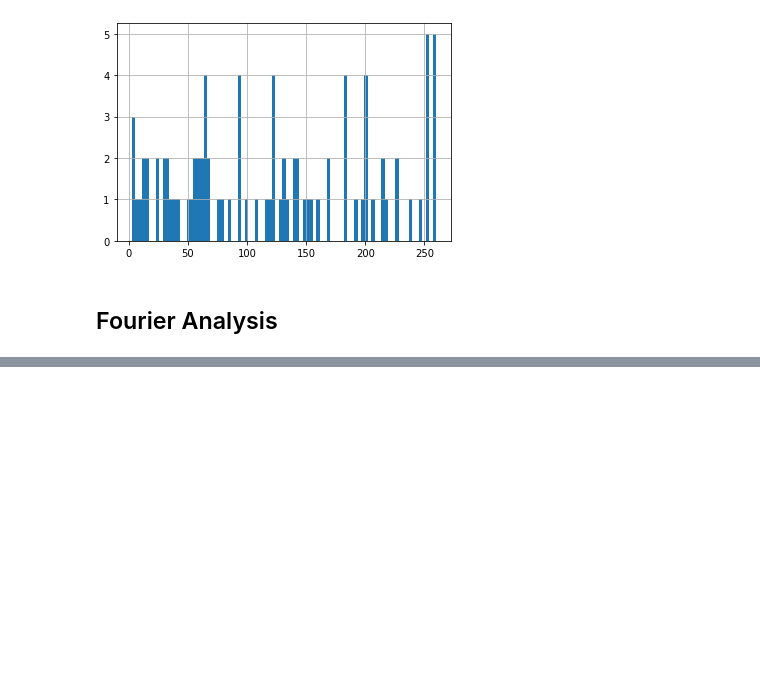
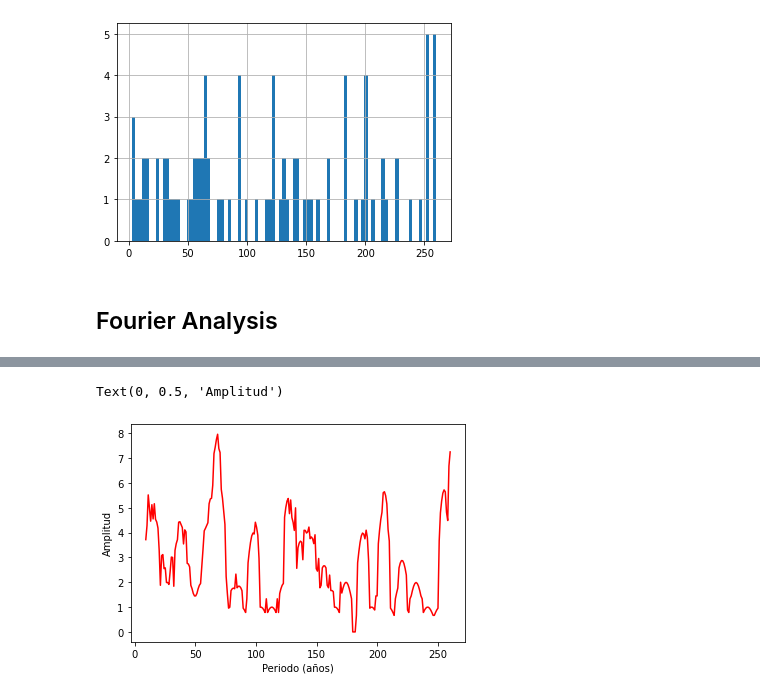
Before and after one commit to ieferreira/geological-menagerie, a Jupyter notebook: PulsesEarth/pulsesEarth.ipynb, the cells around one changed output, grey strips where cells are left out. Saved outputs shown, nothing was run; the diff lists cells and outputs as text; code cells hidden in the pictures; blank space fills up the shorter version.

```diff
--- a/PulsesEarth/pulsesEarth.ipynb
+++ b/PulsesEarth/pulsesEarth.ipynb
@@ -234,0 +278,9 @@ dates.events.hist(bins=89)
+# %%
+fig, ax = plt.subplots()
+
+ax.plot(np.linspace(0,260,260),df_resampled["gaussian"], 'r')
+ax.set_xlabel('Periodo (años)')
+ax.set_ylabel('Amplitud')
+# %% [output]
+Text(0, 0.5, 'Amplitud')
+[figure, added]
```
Also changed, not shown: parts of 18 cells of this notebook.
